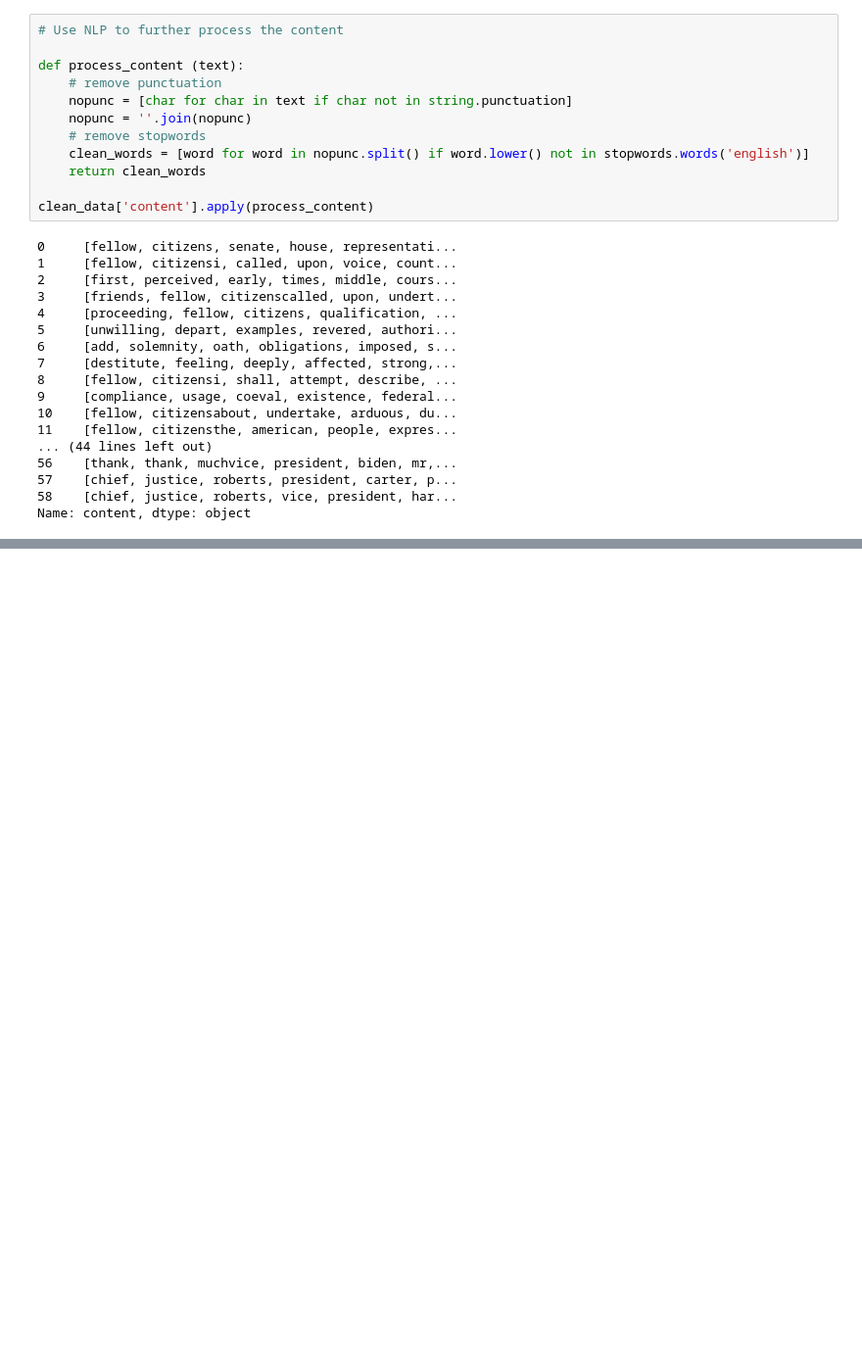
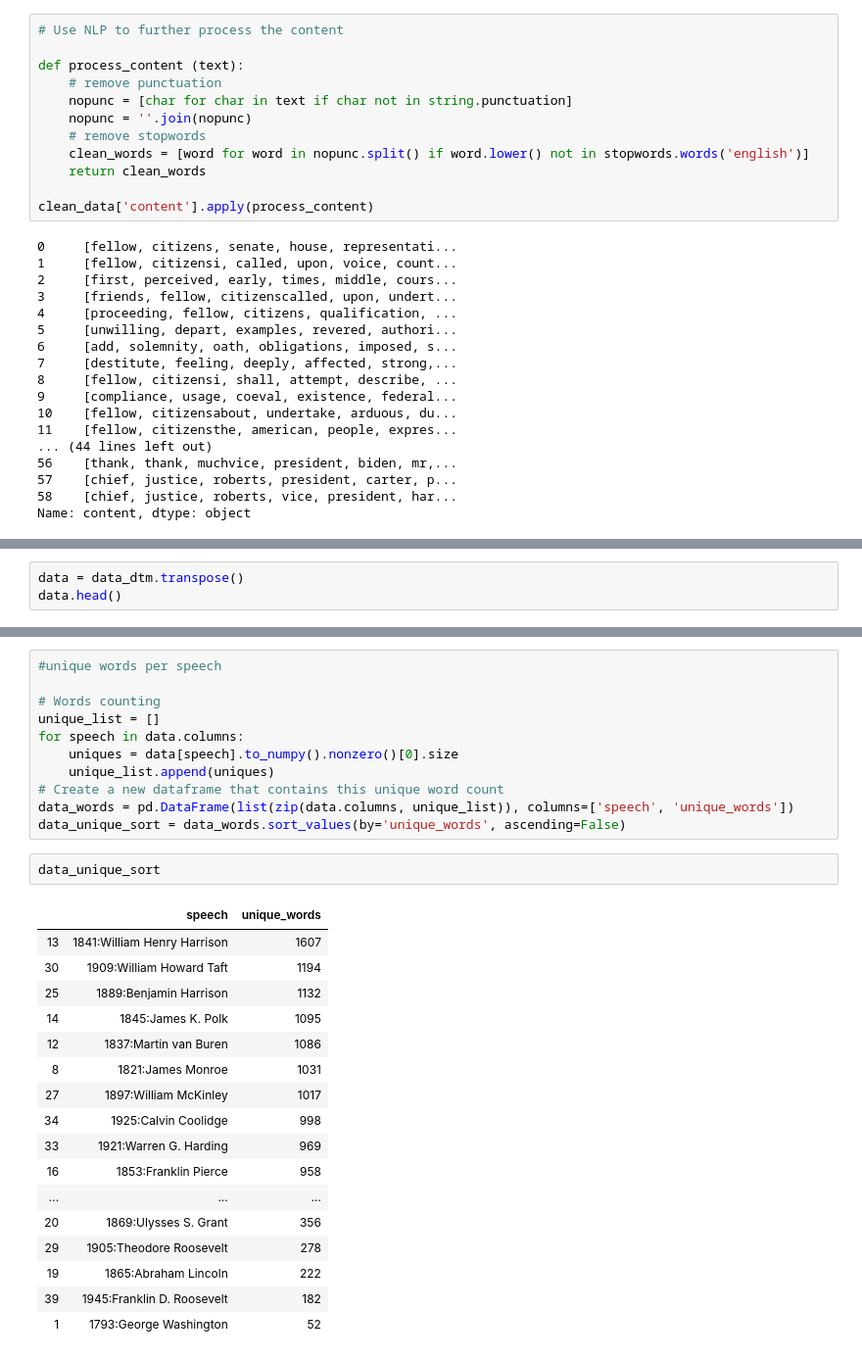
Before and after one commit to lincarrieli/DATA620-Web-Analytics, a Jupyter notebook: Data620_Final_project_Lin_Tony.ipynb, the cells around one changed output, grey strips where cells are left out. Shown at 98% size. Saved outputs shown, nothing was run; the diff lists cells and outputs as text; blank space fills up the shorter version.

```diff
--- a/Data620_Final_project_Lin_Tony.ipynb
+++ b/Data620_Final_project_Lin_Tony.ipynb
@@ -110,0 +135,3 @@ Name: content, dtype: object
+# %%
+data = data_dtm.transpose()
+data.head()
@@ -110,0 +254,31 @@ Name: content, dtype: object
+# %%
+#unique words per speech
+
+# Words counting
+unique_list = []
+for speech in data.columns:
+    uniques = data[speech].to_numpy().nonzero()[0].size
+    unique_list.append(uniques)
+# Create a new dataframe that contains this unique word count
+data_words = pd.DataFrame(list(zip(data.columns, unique_list)), columns=['speech', 'unique_words'])
+data_unique_sort = data_words.sort_values(by='unique_words', ascending=False)
+# %%
+data_unique_sort
+# %% [output]
+|  | speech | unique_words |
+| 13 | 1841:William Henry Harrison | 1607 |
+| 30 | 1909:William Howard Taft | 1194 |
+| 25 | 1889:Benjamin Harrison | 1132 |
+| 14 | 1845:James K. Polk | 1095 |
+| 12 | 1837:Martin van Buren | 1086 |
+| 8 | 1821:James Monroe | 1031 |
+| 27 | 1897:William McKinley | 1017 |
+| 34 | 1925:Calvin Coolidge | 998 |
+| 33 | 1921:Warren G. Harding | 969 |
+| 16 | 1853:Franklin Pierce | 958 |
+| ... | ... | ... |
+| 20 | 1869:Ulysses S. Grant | 356 |
+| 29 | 1905:Theodore Roosevelt | 278 |
+| 19 | 1865:Abraham Lincoln | 222 |
+| 39 | 1945:Franklin D. Roosevelt | 182 |
+| 1 | 1793:George Washington | 52 |
```
Also changed, not shown: parts of 19 cells of this notebook.
